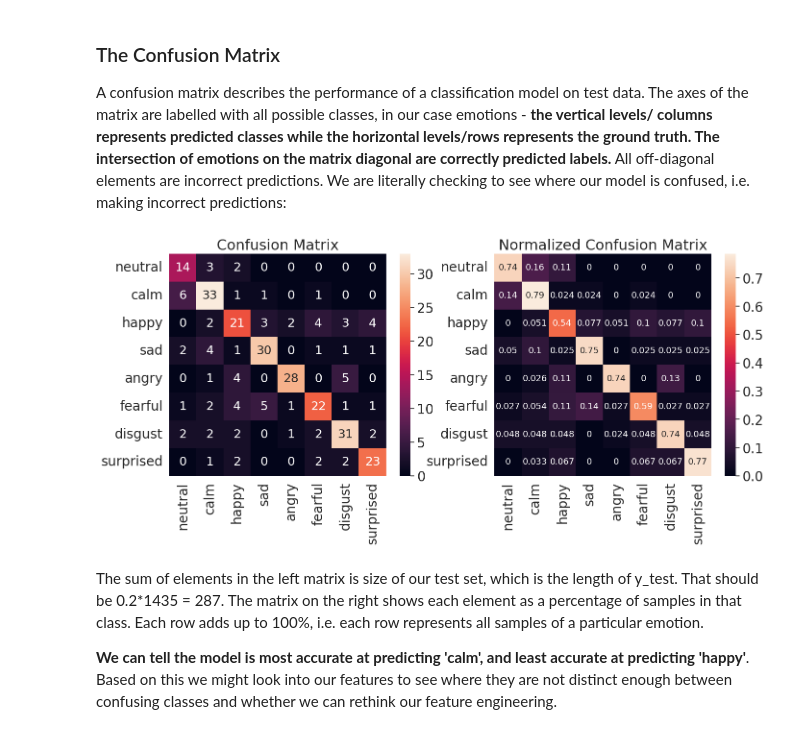
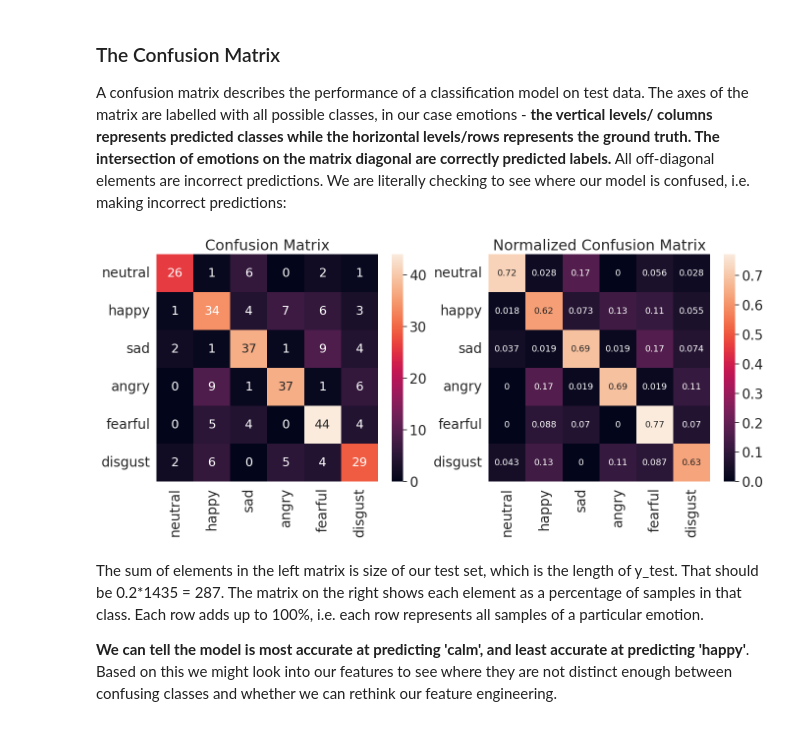
Before and after one commit to rdezwart/Week4-Neural_Network, a Jupyter notebook: Week4__Neural_Networks.ipynb, the cells around one changed output. Cells and saved outputs as stored; diff of their text form; code cells hidden in the pictures.

```diff
--- a/Week4__Neural_Networks.ipynb
+++ b/Week4__Neural_Networks.ipynb
@@ -654,7 +654,7 @@ model = MLPClassifier(
     solver='adam',
     alpha=0.001,
     batch_size=256,
-    hidden_layer_sizes=(300,),
+    hidden_layer_sizes=(180,),
     learning_rate='adaptive',
     max_iter=1000, # I've found for this task, loss converges at ~1000 iterations
     random_state=69,
@@ -695,35 +695,36 @@ import seaborn as sn # I like seaborn's confusion matrix over sklearn's default
 
 # get predictions on test set
 test_emotion_predictions = model.predict(X_test)
 test_emotion_groundtruth = y_test
 
 # set labels for matrix axes from emotions
-emotion_list =['neutral','calm','happy','sad','angry','fearful','disgust','surprised']
+# emotion_list =['neutral','calm','happy','sad','angry','fearful','disgust','surprised'] # RAVDESS
+emotion_list =['neutral','happy','sad','angry','fearful','disgust'] # Combined
 emotion_name = [emotion for emotion in emotion_list]
 
 # build confusion matrix and normalized confusion matrix
 conf_matrix = confusion_matrix(test_emotion_groundtruth, test_emotion_predictions, labels=emotion_list)
 conf_matrix_norm = confusion_matrix(test_emotion_groundtruth, test_emotion_predictions,normalize='true', labels=emotion_list)
 
 
 
 # make a confusion matrix with labels using a DataFrame
 confmatrix_df = pd.DataFrame(conf_matrix, index=emotion_name, columns=emotion_name)
 confmatrix_df_norm = pd.DataFrame(conf_matrix_norm, index=emotion_name, columns=emotion_name)
 
 # plot confusion matrices
 plt.figure(figsize=(16,6))
 sn.set(font_scale=1.8) # emotion label and title size
 plt.subplot(1,2,1)
 plt.title('Confusion Matrix')
 sn.heatmap(confmatrix_df, annot=True, annot_kws={"size": 18}) #annot_kws is value font
 plt.subplot(1,2,2)
 plt.title('Normalized Confusion Matrix')
 sn.heatmap(confmatrix_df_norm, annot=True, annot_kws={"size": 13}) #annot_kws is value font
 
 plt.show()
 # %% [output]
-[figure, old version]
+[figure, new version]
 # %% [markdown]
 The sum of elements in the left matrix is size of our test set, which is the length of y_test. That should be 0.2*1435 = 287. The matrix on the right shows each element as a percentage of samples in that class. Each row adds up to 100%, i.e. each row represents all samples of a particular emotion.
 
```
Also changed, not shown: parts of 4 cells of this notebook.
